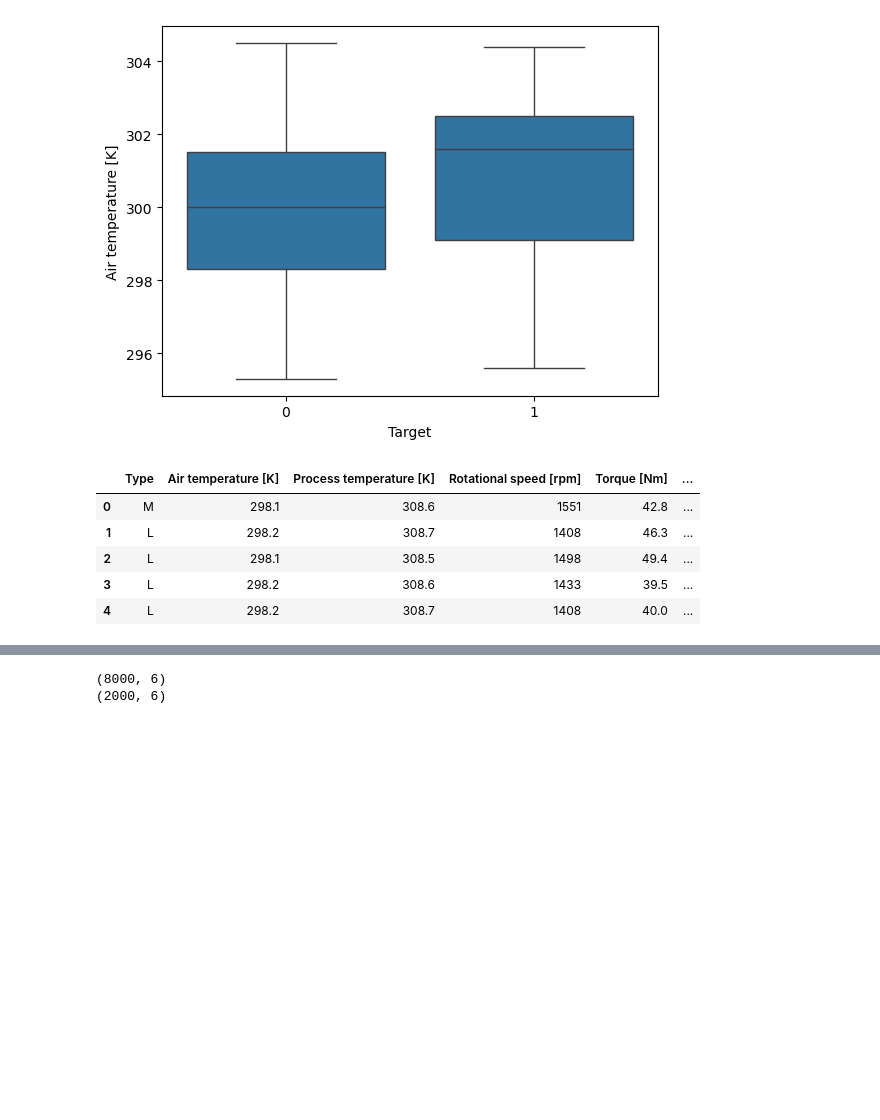
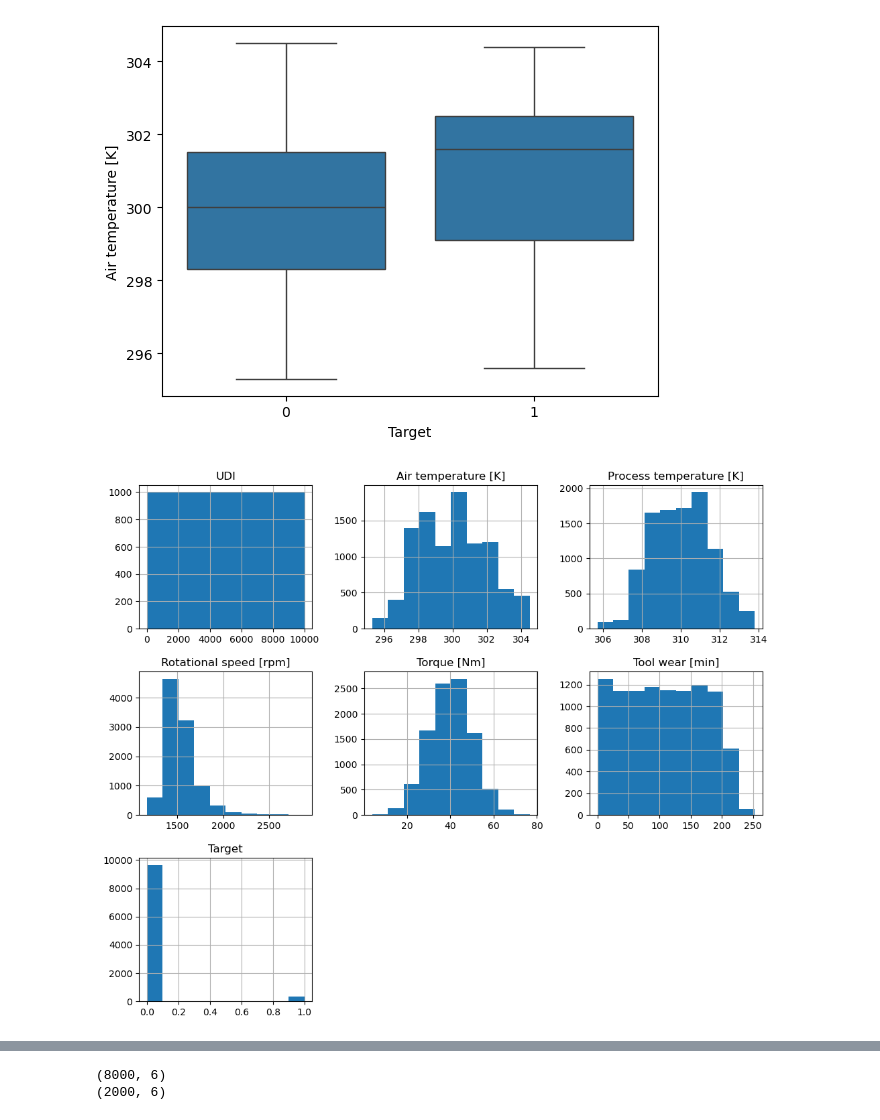
Before and after one commit to Binduathyam/machine-failure-prediction, a Jupyter notebook: predictive_maintenance_project.ipynb, the cells around one changed output, grey strips where cells are left out. Drawn from its saved outputs; the diff is of its cells as text; code cells hidden in the pictures; blank space fills up the shorter version.

```diff
--- a/predictive_maintenance_project.ipynb
+++ b/predictive_maintenance_project.ipynb
@@ -37,3 +46,7 @@ os.chdir("C:/Users/gupta/predictive-maintenance-project")
 # %%
-os.getcwd()
+import pandas as pd
+
+df = pd.read_csv("predictive_maintenance.csv")
+
+df.head()
 # %% [output]
@@ -45,7 +63,3 @@ os.listdir("data")
 # %%
-import pandas as pd
-
-df = pd.read_csv("data/predictive_maintenance.csv")
-
-df.head()
+df.info()
 # %% [output]
@@ -146,17 +151,9 @@ plt.show()
 # %% [output]
 [figure]
 # %%
-df = df.drop(
-    ["UDI", "Product ID"],
-    axis=1
-)
+df.hist(figsize=(12,10))
 
-df.head()
+plt.show()
 # %% [output]
-|  | Type | Air temperature [K] | Process temperature [K] | Rotational speed [rpm] | Torque [Nm] | ... |
-| 0 | M | 298.1 | 308.6 | 1551 | 42.8 | ... |
-| 1 | L | 298.2 | 308.7 | 1408 | 46.3 | ... |
-| 2 | L | 298.1 | 308.5 | 1498 | 49.4 | ... |
-| 3 | L | 298.2 | 308.6 | 1433 | 39.5 | ... |
-| 4 | L | 298.2 | 308.7 | 1408 | 40.0 | ... |
+[figure, added]
 # %%
```
Also changed, not shown: parts of 51 cells of this notebook, 14 other files.
